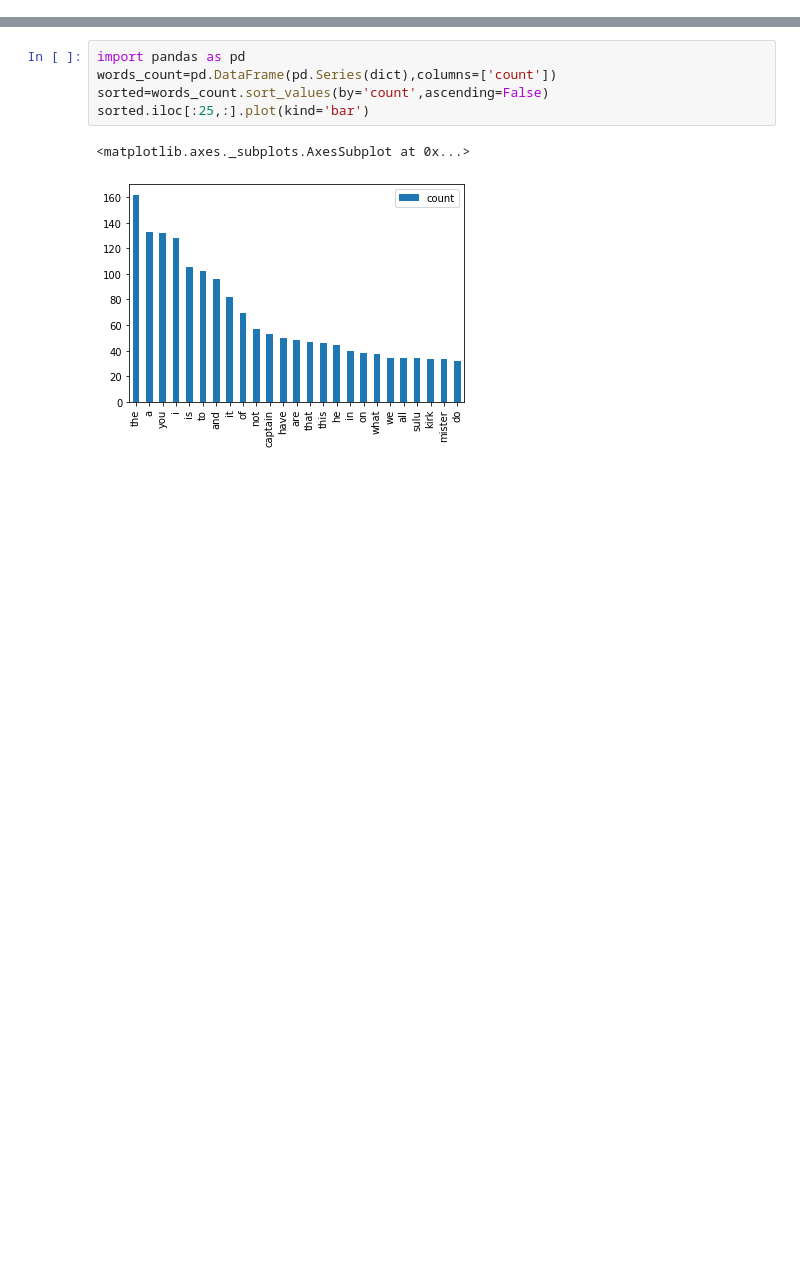
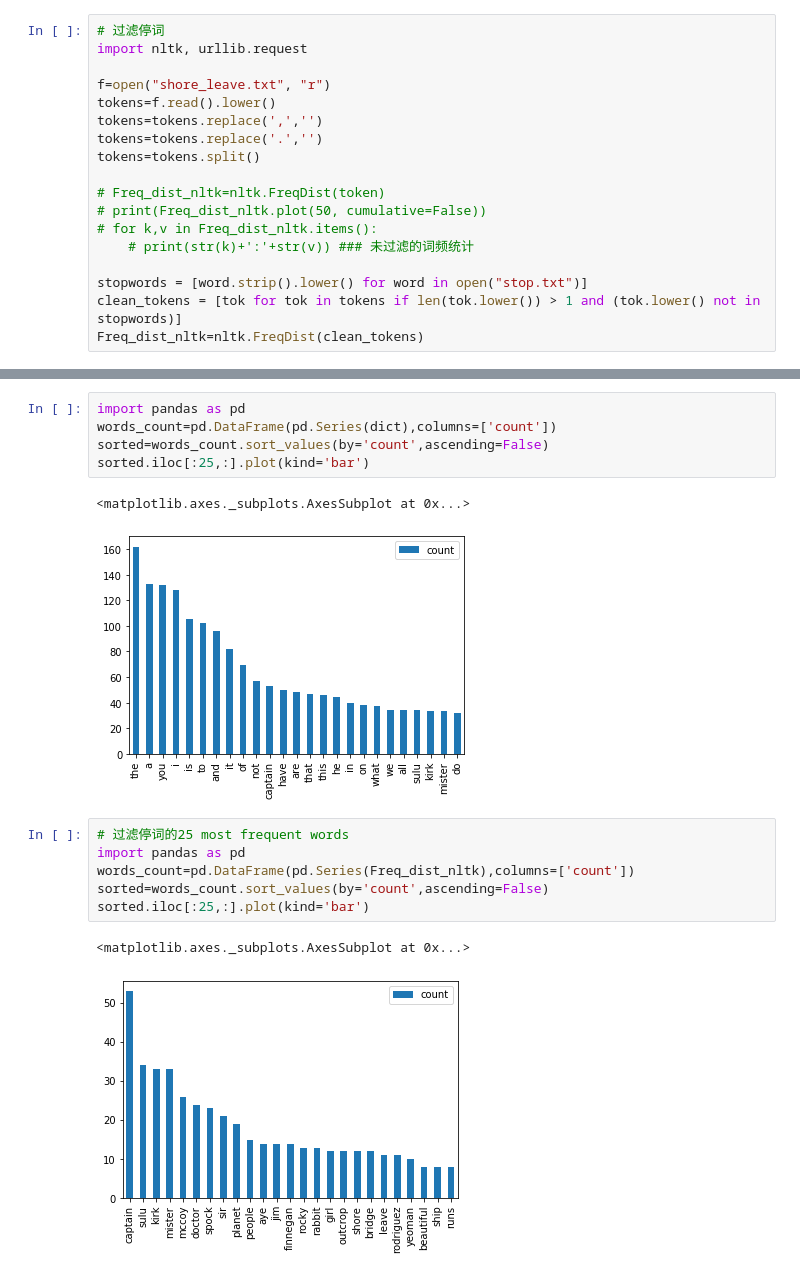
Before and after one commit to jinlin82/2020-python-learning-master, a Jupyter notebook: Week5-Matplotlib/lmk/matplotlib_exercises/2-matplotlib-exercises.ipynb, the cells around one changed output, grey strips where cells are left out. Saved outputs shown, nothing was run; the diff lists cells and outputs as text; blank space fills up the shorter version.

```diff
--- a/Week5-Matplotlib/lmk/matplotlib_exercises/2-matplotlib-exercises.ipynb
+++ b/Week5-Matplotlib/lmk/matplotlib_exercises/2-matplotlib-exercises.ipynb
@@ -176,5 +179,23 @@ print(dict)
 # %% [output]
 {'shore': 12, 'leave': 11, 'bridge': 12, 'enterprise': 2, 'is': 105, 'orbiting': 2, 'a': 133, 'very': 12, 'green': 5, 'planet': 19, 'and': 96, 'young': 6, 'female': 1, 'yeoman': 10, 'getting': 3, 'sig ...
+# %%
+# 过滤停词
+import nltk, urllib.request
+
+f=open("shore_leave.txt", "r")
+tokens=f.read().lower()
+tokens=tokens.replace(',','')
+tokens=tokens.replace('.','')
+tokens=tokens.split()
+
+# Freq_dist_nltk=nltk.FreqDist(token)
+# print(Freq_dist_nltk.plot(50, cumulative=False))
+# for k,v in Freq_dist_nltk.items():
+    # print(str(k)+':'+str(v)) ### 未过滤的词频统计
+
+stopwords = [word.strip().lower() for word in open("stop.txt")]
+clean_tokens = [tok for tok in tokens if len(tok.lower()) > 1 and (tok.lower() not in stopwords)]
+Freq_dist_nltk=nltk.FreqDist(clean_tokens)
 # %% [markdown]
 ### 2. Plot 25 most frequent words
 
@@ -187,3 +208,12 @@ sorted.iloc[:25,:].plot(kind='bar')
 # %% [output]
 <matplotlib.axes._subplots.AxesSubplot at 0x...>
 [figure]
+# %%
+# 过滤停词的25 most frequent words
+import pandas as pd
+words_count=pd.DataFrame(pd.Series(Freq_dist_nltk),columns=['count'])
+sorted=words_count.sort_values(by='count',ascending=False)
+sorted.iloc[:25,:].plot(kind='bar')
+# %% [output]
+<matplotlib.axes._subplots.AxesSubplot at 0x...>
+[figure, added]
```
Also changed, not shown: parts of 3 cells of this notebook, 6 other files.
